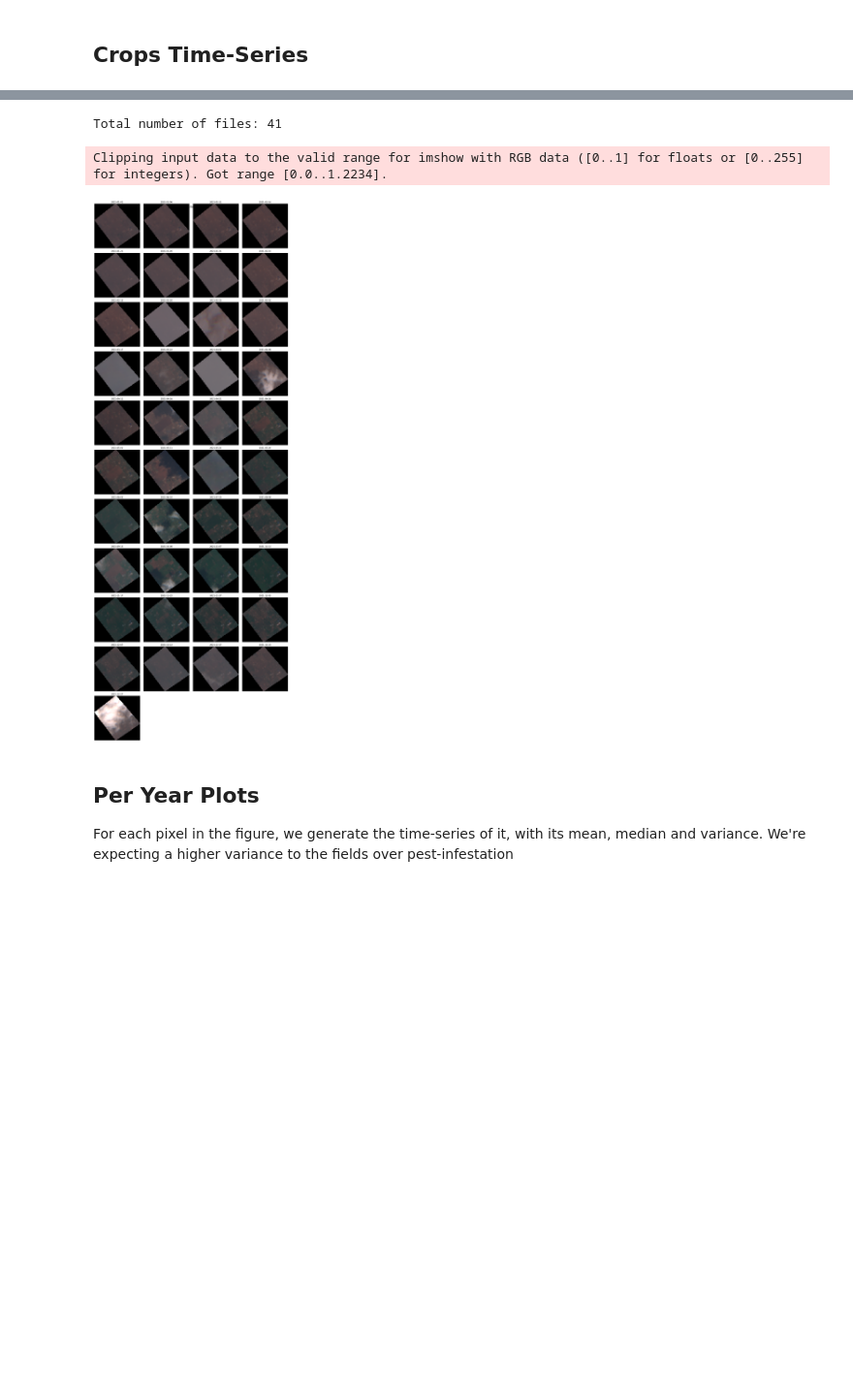
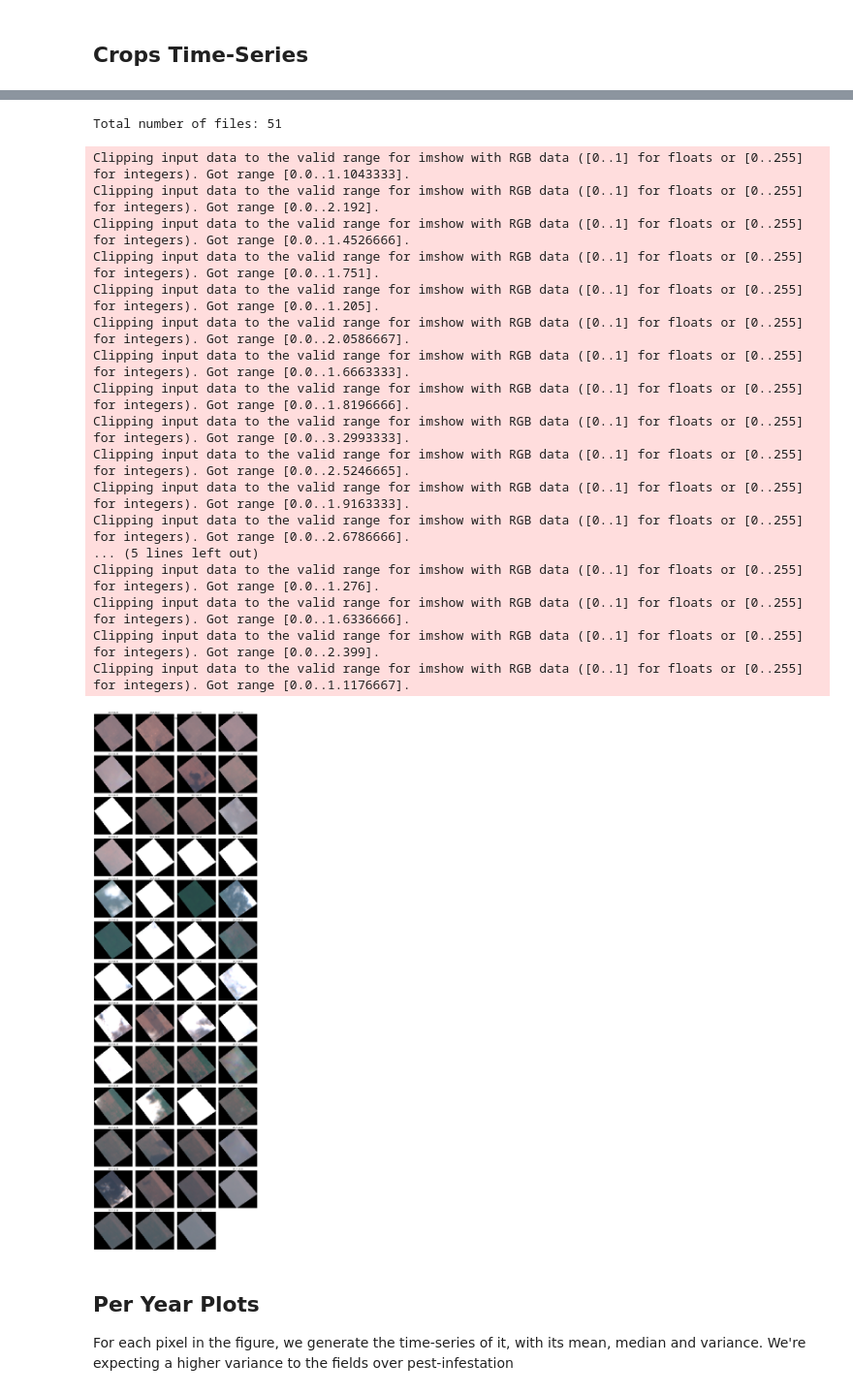
Before and after one commit to fekenzofugi/EarlyPest, a Jupyter notebook: src/ghana.ipynb, the cells around one changed output, grey strips where cells are left out. Shown at 97% size. Cells and saved outputs as stored; diff of their text form; code cells hidden in the pictures; blank space fills up the shorter version.

```diff
--- a/src/ghana.ipynb
+++ b/src/ghana.ipynb
@@ -359,7 +359,7 @@ plt.show()
 # %% [markdown]
 ## Crops Time-Series
 # %%
-path = "datasets/2021_ghana_pest_time_series"
+path = "datasets/2017_ghana_pest_time_series"
 scale = 10000
 
 n_files, name_files = get_files_info(path)
@@ -441,6 +441,6 @@ Total number of files: 41
 # %%
-path = "datasets/2021_ghana_pest_time_series"
-scale = 5000
+path = "datasets/2017_ghana_pest_time_series"
+scale = 3000
 
 n_files, name_files = get_files_info(path)
 name_files = sorted(name_files)
@@ -463,36 +463,52 @@ for file in name_files:
             green = np.where(green == nodata, 0, green)
             blue = np.where(blue == nodata, 0, blue)
 
         rgb = np.dstack([red, green, blue])
         rgb_maps.append(rgb)
 
 rgb_maps = np.array(rgb_maps)
 
 n_images = len(rgb_maps)
 n_cols = 4
 n_rows = int(np.ceil(n_images / n_cols))
 
 fig, axes = plt.subplots(
     n_rows, n_cols,
     figsize=(4 * n_cols, 4 * n_rows),
     squeeze=False
 )
 
 for i, ax in enumerate(axes.flat):
     if i < n_images:
         ax.imshow(rgb_maps[i])
         ax.set_title(dates[i].strftime("%Y-%m-%d"))
         ax.axis("off")
     else:
         ax.axis("off")
 
 plt.suptitle("RGB Time-Series Maps", fontsize=16)
 plt.tight_layout()
 plt.show()
 # %% [output]
-Total number of files: 41
+Total number of files: 51
-Clipping input data to the valid range for imshow with RGB data ([0..1] for floats or [0..255] for integers). Got range [0.0..1.2234].
+Clipping input data to the valid range for imshow with RGB data ([0..1] for floats or [0..255] for integers). Got range [0.0..1.1043333].
+Clipping input data to the valid range for imshow with RGB data ([0..1] for floats or [0..255] for integers). Got range [0.0..2.192].
+Clipping input data to the valid range for imshow with RGB data ([0..1] for floats or [0..255] for integers). Got range [0.0..1.4526666].
+Clipping input data to the valid range for imshow with RGB data ([0..1] for floats or [0..255] for integers). Got range [0.0..1.751].
+Clipping input data to the valid range for imshow with RGB data ([0..1] for floats or [0..255] for integers). Got range [0.0..1.205].
+Clipping input data to the valid range for imshow with RGB data ([0..1] for floats or [0..255] for integers). Got range [0.0..2.0586667].
+Clipping input data to the valid range for imshow with RGB data ([0..1] for floats or [0..255] for integers). Got range [0.0..1.6663333].
+Clipping input data to the valid range for imshow with RGB data ([0..1] for floats or [0..255] for integers). Got range [0.0..1.8196666].
+Clipping input data to the valid range for imshow with RGB data ([0..1] for floats or [0..255] for integers). Got range [0.0..3.2993333].
+Clipping input data to the valid range for imshow with RGB data ([0..1] for floats or [0..255] for integers). Got range [0.0..2.5246665].
+Clipping input data to the valid range for imshow with RGB data ([0..1] for floats or [0..255] for integers). Got range [0.0..1.9163333].
+Clipping input data to the valid range for imshow with RGB data ([0..1] for floats or [0..255] for integers). Got range [0.0..2.6786666].
+... (5 lines left out)
+Clipping input data to the valid range for imshow with RGB data ([0..1] for floats or [0..255] for integers). Got range [0.0..1.276].
+Clipping input data to the valid range for imshow with RGB data ([0..1] for floats or [0..255] for integers). Got range [0.0..1.6336666].
+Clipping input data to the valid range for imshow with RGB data ([0..1] for floats or [0..255] for integers). Got range [0.0..2.399].
+Clipping input data to the valid range for imshow with RGB data ([0..1] for floats or [0..255] for integers). Got range [0.0..1.1176667].
-[figure, old version]
+[figure, new version]
 # %% [markdown]
 ## Per Year Plots
 
```
Also changed, not shown: parts of 2 cells of this notebook, 9 other files.
